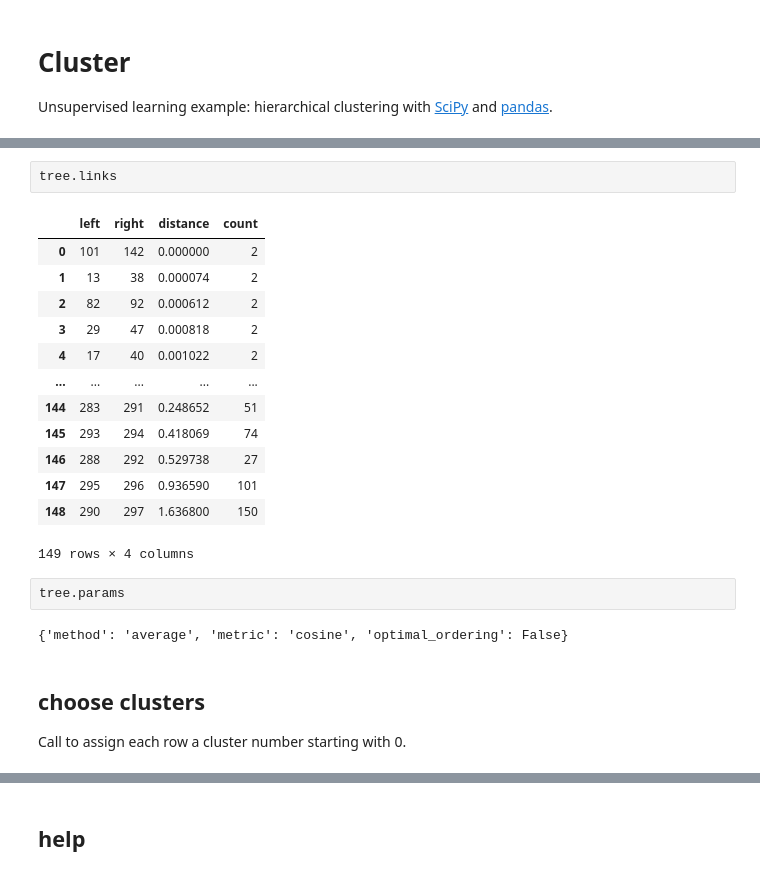
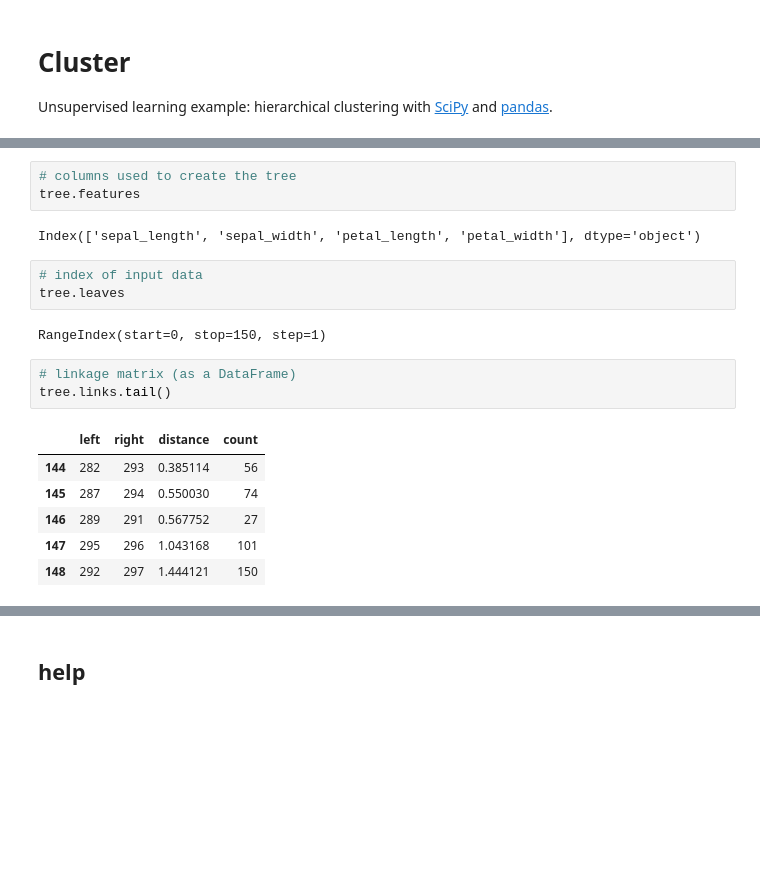
Before and after one commit to samkennerly/kingofsnake, a Jupyter notebook: books/cluster.ipynb, the cells around one changed output, grey strips where cells are left out. Saved outputs shown, nothing was run; the diff lists cells and outputs as text; blank space fills up the shorter version.

```diff
--- a/books/cluster.ipynb
+++ b/books/cluster.ipynb
@@ -46,23 +37,20 @@ RangeIndex(start=0, stop=150, step=1)
-# %%
-tree.links
-# %% [output]
-|  | left | right | distance | count |
-| 0 | 101 | 142 | 0.000000 | 2 |
-| 1 | 13 | 38 | 0.000074 | 2 |
-| 2 | 82 | 92 | 0.000612 | 2 |
-| 3 | 29 | 47 | 0.000818 | 2 |
-| 4 | 17 | 40 | 0.001022 | 2 |
-| ... | ... | ... | ... | ... |
-| 144 | 283 | 291 | 0.248652 | 51 |
-| 145 | 293 | 294 | 0.418069 | 74 |
-| 146 | 288 | 292 | 0.529738 | 27 |
-| 147 | 295 | 296 | 0.936590 | 101 |
-| 148 | 290 | 297 | 1.636800 | 150 |
-149 rows × 4 columns
-# %%
-tree.params
-# %% [output]
-{'method': 'average', 'metric': 'cosine', 'optimal_ordering': False}
-# %% [markdown]
-## choose clusters
-Call to assign each row a cluster number starting with 0.
+# %%
+# columns used to create the tree
+tree.features
+# %% [output]
+Index(['sepal_length', 'sepal_width', 'petal_length', 'petal_width'], dtype='object')
+# %%
+# index of input data
+tree.leaves
+# %% [output]
+RangeIndex(start=0, stop=150, step=1)
+# %%
+# linkage matrix (as a DataFrame)
+tree.links.tail()
+# %% [output]
+|  | left | right | distance | count |
+| 144 | 282 | 293 | 0.385114 | 56 |
+| 145 | 287 | 294 | 0.550030 | 74 |
+| 146 | 289 | 291 | 0.567752 | 27 |
+| 147 | 295 | 296 | 1.043168 | 101 |
+| 148 | 292 | 297 | 1.444121 | 150 |
```
Also changed, not shown: parts of 26 cells of this notebook.
